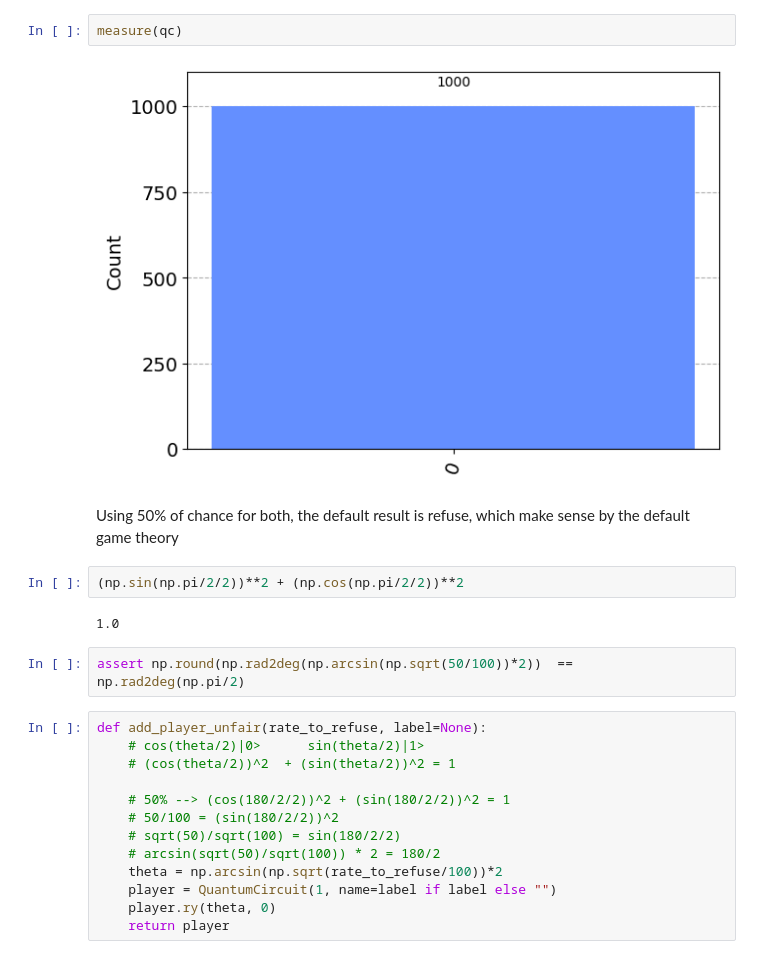
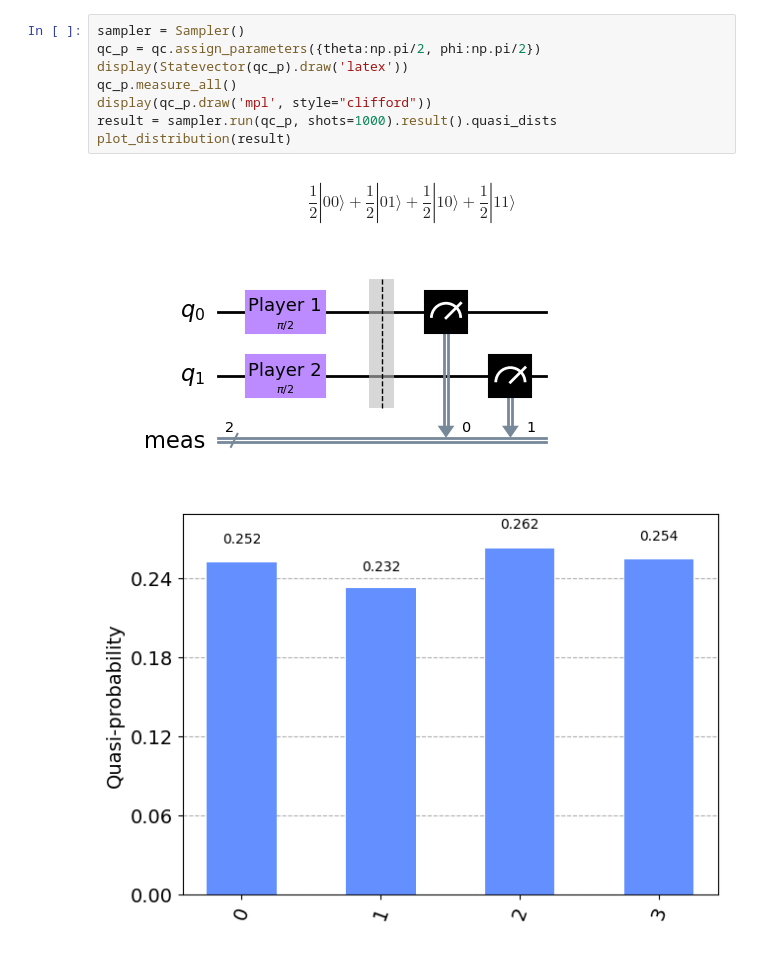
Before and after one commit to Dpbm/scientific-research-1-quantum-oracles, a Jupyter notebook: code/prisioners-dilemma.ipynb, the cells around one changed output. Drawn from its saved outputs; the diff is of its cells as text.

```diff
--- a/code/prisioners-dilemma.ipynb
+++ b/code/prisioners-dilemma.ipynb
@@ -32,26 +29,13 @@ qc.draw('mpl', style="clifford")
-# %%
-measure(qc)
-# %% [output]
-[figure, removed]
-# %% [markdown]
-Using 50% of chance for both, the default result is refuse, which make sense by the default game theory
-# %%
-(np.sin(np.pi/2/2))**2 + (np.cos(np.pi/2/2))**2
-# %% [output]
-1.0
-# %%
-assert np.round(np.rad2deg(np.arcsin(np.sqrt(50/100))*2))  == np.rad2deg(np.pi/2)
-# %%
-def add_player_unfair(rate_to_refuse, label=None):
-    # cos(theta/2)|0>      sin(theta/2)|1>
-    # (cos(theta/2))^2  + (sin(theta/2))^2 = 1
-
-    # 50% --> (cos(180/2/2))^2 + (sin(180/2/2))^2 = 1
-    # 50/100 = (sin(180/2/2))^2
-    # sqrt(50)/sqrt(100) = sin(180/2/2)
-    # arcsin(sqrt(50)/sqrt(100)) * 2 = 180/2
-    theta = np.arcsin(np.sqrt(rate_to_refuse/100))*2
-    player = QuantumCircuit(1, name=label if label else "")
-    player.ry(theta, 0)
-    return player
+# %%
+sampler = Sampler()
+qc_p = qc.assign_parameters({theta:np.pi/2, phi:np.pi/2})
+display(Statevector(qc_p).draw('latex'))
+qc_p.measure_all()
+display(qc_p.draw('mpl', style="clifford"))
+result = sampler.run(qc_p, shots=1000).result().quasi_dists
+plot_distribution(result)
+# %% [output]
+$$\frac{1}{2} |00\rangle+\frac{1}{2} |01\rangle+\frac{1}{2} |10\rangle+\frac{1}{2} |11\rangle$$
+[figure, added]
+[figure, added]
 # %%
```
Also changed, not shown: parts of 22 cells of this notebook.
